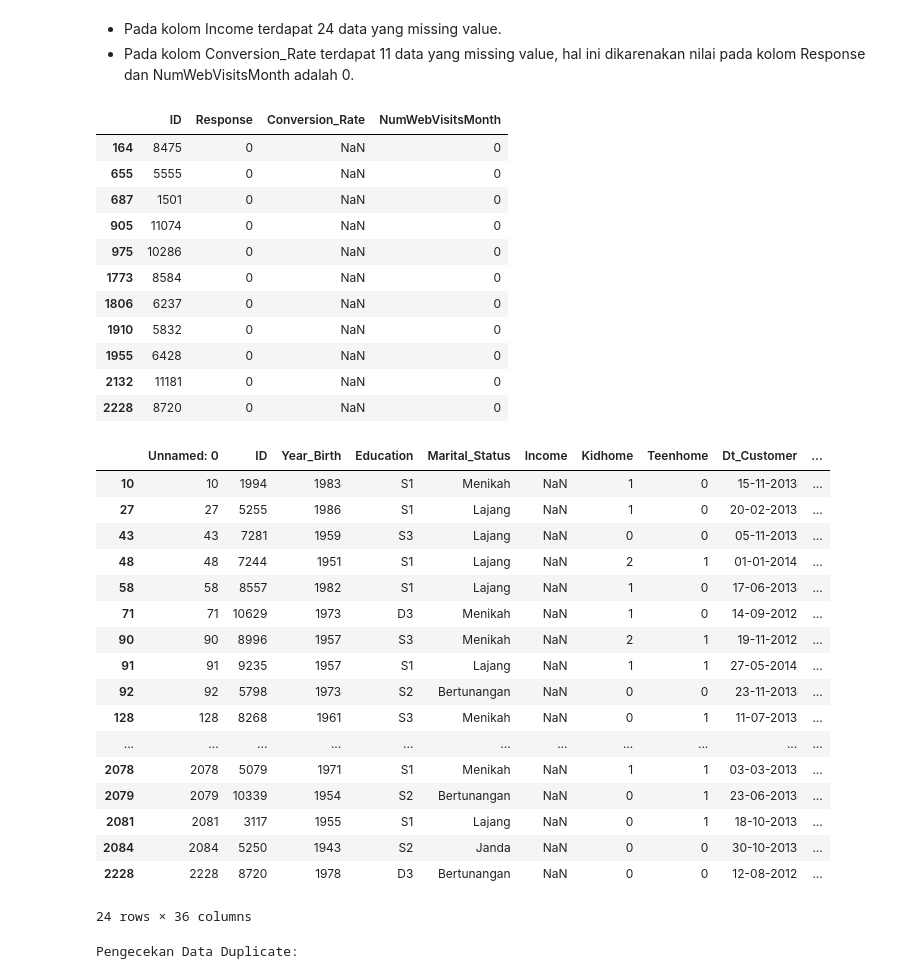
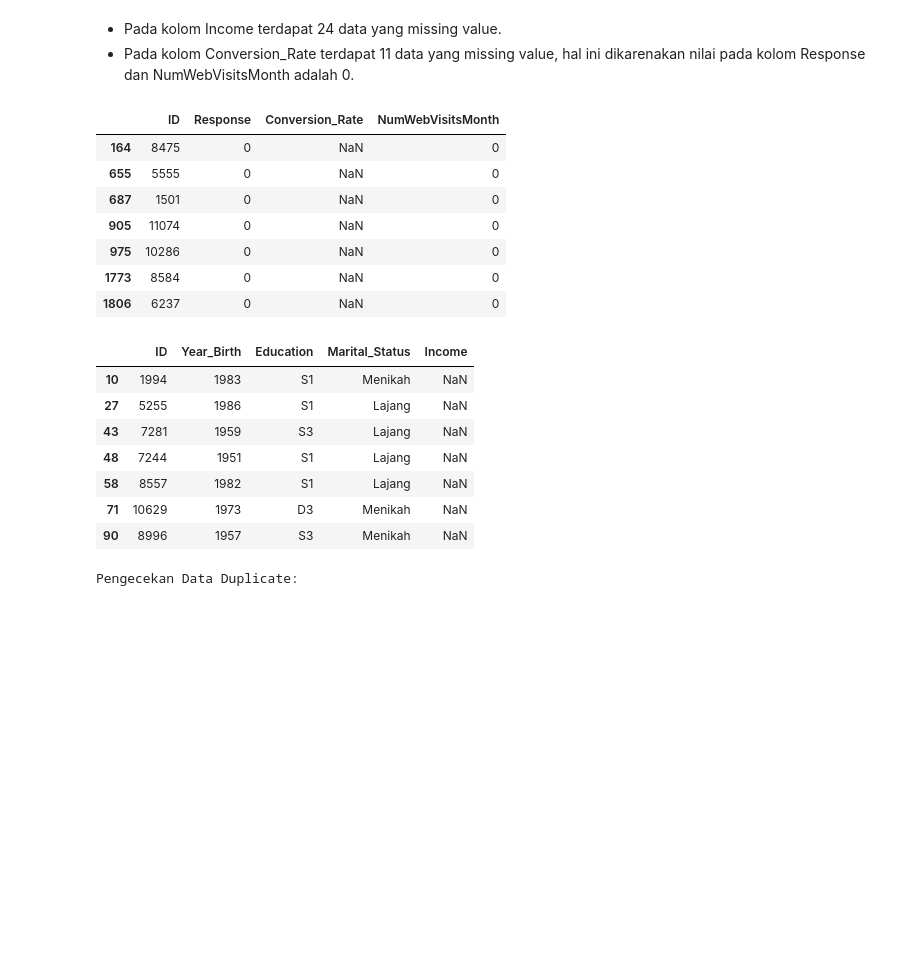
Before and after one commit to AcilRestu12/customer-personality-prediction, a Jupyter notebook: code/MinPro 1_Tugas 2.ipynb, the cells around one changed output. Drawn from its saved outputs; the diff is of its cells as text; code cells hidden in the pictures; blank space fills up the shorter version.

```diff
--- a/code/MinPro 1_Tugas 2.ipynb
+++ b/code/MinPro 1_Tugas 2.ipynb
@@ -231,7 +231,7 @@ dtype: int64
 # Data yang missing value pada kolom Conversion_Rate
 # result = train.loc[train['user_id'] == 5]
 result = df.loc[df['Conversion_Rate'].isna()]
-result[['ID', 'Response', 'Conversion_Rate', 'NumWebVisitsMonth']]
+result[['ID', 'Response', 'Conversion_Rate', 'NumWebVisitsMonth']][:7]
 # %% [output]
 |  | ID | Response | Conversion_Rate | NumWebVisitsMonth |
 | 164 | 8475 | 0 | NaN | 0 |
@@ -241,32 +241,18 @@ result[['ID', 'Response', 'Conversion_Rate', 'NumWebVisitsMonth']]
 | 975 | 10286 | 0 | NaN | 0 |
 | 1773 | 8584 | 0 | NaN | 0 |
 | 1806 | 6237 | 0 | NaN | 0 |
-| 1910 | 5832 | 0 | NaN | 0 |
-| 1955 | 6428 | 0 | NaN | 0 |
-| 2132 | 11181 | 0 | NaN | 0 |
-| 2228 | 8720 | 0 | NaN | 0 |
 # %%
 result = df.loc[df['Income'].isna()]
-result
+result[['ID', 'Year_Birth', 'Education', 'Marital_Status', 'Income']][:7]
 # %% [output]
-|  | Unnamed: 0 | ID | Year_Birth | Education | Marital_Status | Income | Kidhome | Teenhome | Dt_Customer | ... |
-| 10 | 10 | 1994 | 1983 | S1 | Menikah | NaN | 1 | 0 | 15-11-2013 | ... |
-| 27 | 27 | 5255 | 1986 | S1 | Lajang | NaN | 1 | 0 | 20-02-2013 | ... |
-| 43 | 43 | 7281 | 1959 | S3 | Lajang | NaN | 0 | 0 | 05-11-2013 | ... |
-| 48 | 48 | 7244 | 1951 | S1 | Lajang | NaN | 2 | 1 | 01-01-2014 | ... |
-| 58 | 58 | 8557 | 1982 | S1 | Lajang | NaN | 1 | 0 | 17-06-2013 | ... |
-| 71 | 71 | 10629 | 1973 | D3 | Menikah | NaN | 1 | 0 | 14-09-2012 | ... |
-| 90 | 90 | 8996 | 1957 | S3 | Menikah | NaN | 2 | 1 | 19-11-2012 | ... |
-| 91 | 91 | 9235 | 1957 | S1 | Lajang | NaN | 1 | 1 | 27-05-2014 | ... |
-| 92 | 92 | 5798 | 1973 | S2 | Bertunangan | NaN | 0 | 0 | 23-11-2013 | ... |
-| 128 | 128 | 8268 | 1961 | S3 | Menikah | NaN | 0 | 1 | 11-07-2013 | ... |
-| ... | ... | ... | ... | ... | ... | ... | ... | ... | ... | ... |
-| 2078 | 2078 | 5079 | 1971 | S1 | Menikah | NaN | 1 | 1 | 03-03-2013 | ... |
-| 2079 | 2079 | 10339 | 1954 | S2 | Bertunangan | NaN | 0 | 1 | 23-06-2013 | ... |
-| 2081 | 2081 | 3117 | 1955 | S1 | Lajang | NaN | 0 | 1 | 18-10-2013 | ... |
-| 2084 | 2084 | 5250 | 1943 | S2 | Janda | NaN | 0 | 0 | 30-10-2013 | ... |
-| 2228 | 2228 | 8720 | 1978 | D3 | Bertunangan | NaN | 0 | 0 | 12-08-2012 | ... |
+|  | ID | Year_Birth | Education | Marital_Status | Income |
+| 10 | 1994 | 1983 | S1 | Menikah | NaN |
+| 27 | 5255 | 1986 | S1 | Lajang | NaN |
+| 43 | 7281 | 1959 | S3 | Lajang | NaN |
+| 48 | 7244 | 1951 | S1 | Lajang | NaN |
+| 58 | 8557 | 1982 | S1 | Lajang | NaN |
+| 71 | 10629 | 1973 | D3 | Menikah | NaN |
+| 90 | 8996 | 1957 | S3 | Menikah | NaN |
-24 rows × 36 columns
 # %%
 # Pengecekan data yang duplicate
 print("\nPengecekan Data Duplicate:")
```
Also changed, not shown: parts of 17 cells of this notebook, 2 other files.
